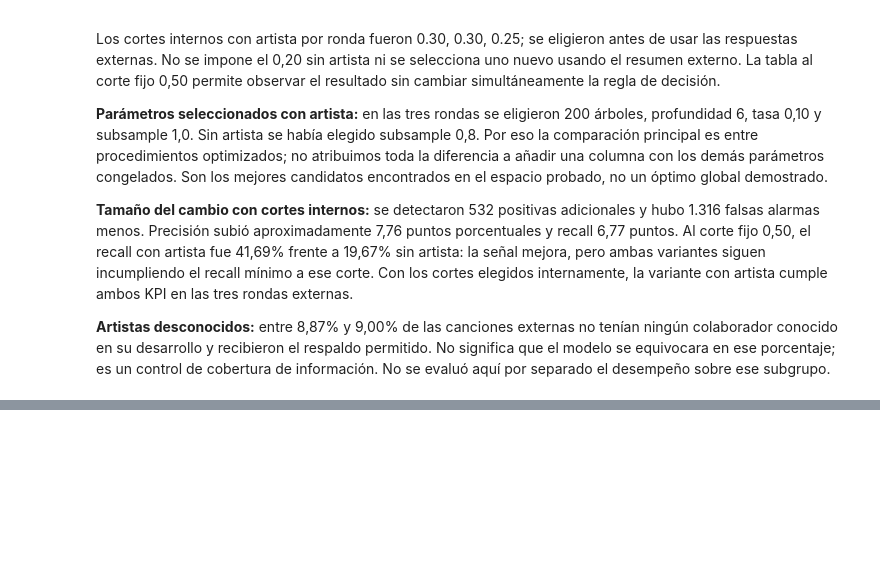
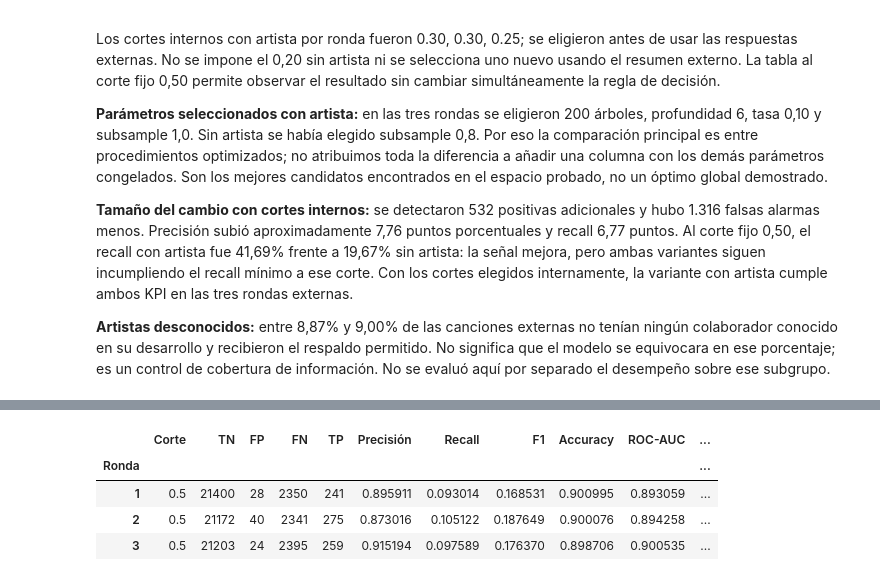
Before and after one commit to sparklyeonn/machine-learning, a Jupyter notebook: Spotify_Unidad_3.ipynb, the cells around one changed output, grey strips where cells are left out. Cells and saved outputs as stored; diff of their text form; code cells hidden in the pictures; blank space fills up the shorter version.

```diff
--- a/Spotify_Unidad_3.ipynb
+++ b/Spotify_Unidad_3.ipynb
@@ -2090,0 +2166,76 @@ Los cortes internos con artista por ronda fueron 0.30, 0.30, 0.25; se eligieron
+# %%
+probabilidades_rf_inicial_artista_u3 = pd.Series(np.nan, index=y_train_u3.index, dtype="float64", name="probabilidad_rf_inicial")
+predicciones_rf_inicial_artista_u3 = pd.Series(pd.NA, index=y_train_u3.index, dtype="Int64", name="prediccion_rf_inicial")
+visitas_rf_inicial_u3 = pd.Series(0, index=y_train_u3.index, dtype="int64")
+filas_rf_inicial_u3 = []
+filas_controles_rf_u3 = []
+
+for ronda, (pos_ajuste, pos_validacion) in enumerate(particiones_externas_u3, start=1):
+    X_ajuste = X_train_con_artista_u3.iloc[pos_ajuste]
+    X_validacion = X_train_con_artista_u3.iloc[pos_validacion]
+    y_ajuste = y_train_u3.iloc[pos_ajuste]
+    y_validacion = y_train_u3.iloc[pos_validacion]
+    if not X_ajuste.index.equals(y_ajuste.index) or not X_validacion.index.equals(y_validacion.index):
+        raise ValueError("Entradas y respuestas no están alineadas.")
+    claves_ajuste = set(claves_train_u3.iloc[pos_ajuste])
+    claves_validacion = set(claves_train_u3.iloc[pos_validacion])
+    if claves_ajuste.intersection(claves_validacion) or len(X_ajuste.index.intersection(X_validacion.index)):
+        raise ValueError("Hay IDs o versiones compartidos entre ajuste y validación.")
+    if len(X_ajuste.index.union(X_validacion.index)) != len(y_train_u3) or len(X_ajuste.index.union(X_validacion.index).intersection(ids_test_u2)):
+        raise ValueError("La cobertura no es entrenamiento completo o incluye test.")
+    if set(y_ajuste.unique()) != {0, 1} or set(y_validacion.unique()) != {0, 1}:
+        raise ValueError("Falta una clase en una partición.")
+    if X_ajuste[variables_numericas_u3].isna().all().any():
+        raise ValueError("Hay una variable numérica completamente ausente en ajuste.")
+    flujo_rf_ronda = clone(flujo_rf_inicial_artista_u3)
+    inicio = perf_counter()
+    flujo_rf_ronda.fit(X_ajuste, y_ajuste)
+    segundos_fit = perf_counter() - inicio
+    codificador_rf = flujo_rf_ronda.named_steps["artista"]
+    preparador_rf = flujo_rf_ronda.named_steps["preparacion"]
+    bosque_rf = flujo_rf_ronda.named_steps["modelo"]
+    if not codificador_rf.ids_ajuste_.equals(X_ajuste.index) or codificador_rf.cobertura_cruzada_ != len(X_ajuste):
+        raise ValueError("El artista no usó exactamente el ajuste con codificación cruzada completa.")
+    if codificador_rf.claves_ajuste_.intersection(claves_validacion):
+        raise ValueError("El mapa de artista contiene claves de validación.")
+    if not np.isclose(codificador_rf.respaldo_, y_ajuste.mean()):
+        raise ValueError("El respaldo no proviene del ajuste permitido.")
+    medianas_audio = preparador_rf.named_transformers_["numericas"].statistics_[:len(variables_numericas_u3)]
+    if not np.allclose(medianas_audio, X_ajuste[variables_numericas_u3].median().to_numpy(dtype=float)):
+        raise ValueError("Las medianas no corresponden al ajuste de esta ronda.")
+    if len(bosque_rf.estimators_) != 100:
+        raise ValueError("La cantidad de árboles no coincide con la configuración.")
+    columna_positiva = int(np.flatnonzero(bosque_rf.classes_ == 1)[0])
+    proba = flujo_rf_ronda.predict_proba(X_validacion)[:, columna_positiva]
+    if not np.isfinite(proba).all() or not ((proba >= 0) & (proba <= 1)).all():
+        raise ValueError("Las puntuaciones no son válidas.")
+    decisiones = (proba >= UMBRAL_RF_INICIAL_U3).astype("int8")
+    probabilidades_rf_inicial_artista_u3.loc[y_validacion.index] = proba
+    predicciones_rf_inicial_artista_u3.loc[y_validacion.index] = decisiones
+    visitas_rf_inicial_u3.loc[y_validacion.index] += 1
+    nombres_consulta = codificador_rf._artistas(X_validacion)
+    sin_conocidos = nombres_consulta.map(lambda nombres: all(nombre not in codificador_rf.mapa_ for nombre in nombres))
+    valores_consulta = codificador_rf.transform(X_validacion)["artista_clase_1"]
+    if sin_conocidos.any() and not np.allclose(valores_consulta.loc[sin_conocidos], codificador_rf.respaldo_):
+        raise ValueError("Un artista desconocido no recibió el respaldo permitido.")
+    filas_rf_inicial_u3.append({"Ronda": ronda, "Corte": UMBRAL_RF_INICIAL_U3,
+        **metricas_binarias_u3(y_validacion, proba, UMBRAL_RF_INICIAL_U3), "Segundos fit": segundos_fit})
+    filas_controles_rf_u3.append({
+        "Ronda": ronda, "IDs ajuste": len(X_ajuste), "IDs validación": len(X_validacion),
+        "IDs codificados con exclusión": codificador_rf.cobertura_cruzada_,
+        "Claves compartidas": 0, "IDs test": 0,
+        "Columnas de los árboles": bosque_rf.n_features_in_, "Árboles": len(bosque_rf.estimators_),
+        "% sin artistas conocidos": sin_conocidos.mean() * 100,
+        "Respaldo permitido": codificador_rf.respaldo_, "Medianas verificadas": True,
+    })
+    print(f"Ronda {ronda} completada: {len(X_ajuste):,} para ajustar; {len(X_validacion):,} para validar; {segundos_fit:.2f}s de fit.", flush=True)
+    del flujo_rf_ronda, codificador_rf, preparador_rf, bosque_rf
+
+if not visitas_rf_inicial_u3.eq(1).all() or probabilidades_rf_inicial_artista_u3.isna().any() or predicciones_rf_inicial_artista_u3.isna().any():
+    raise ValueError("Faltan predicciones OOF o algún ID se evaluó más de una vez.")
+resultados_rondas_rf_inicial_u3 = pd.DataFrame(filas_rf_inicial_u3).set_index("Ronda")
+controles_rf_inicial_u3 = pd.DataFrame(filas_controles_rf_u3).set_index("Ronda")
+display(controles_rf_inicial_u3.round(4))
+display(resultados_rondas_rf_inicial_u3.round(6))
+print(f"Cobertura OOF: {visitas_rf_inicial_u3.eq(1).sum():,} IDs evaluados exactamente una vez.")
+# %% [output]
@@ -2090,0 +2250,5 @@ Los cortes internos con artista por ronda fueron 0.30, 0.30, 0.25; se eligieron
+|  | Corte | TN | FP | FN | TP | Precisión | Recall | F1 | Accuracy | ROC-AUC | ... |
+| Ronda |  |  |  |  |  |  |  |  |  |  | ... |
+| 1 | 0.5 | 21400 | 28 | 2350 | 241 | 0.895911 | 0.093014 | 0.168531 | 0.900995 | 0.893059 | ... |
+| 2 | 0.5 | 21172 | 40 | 2341 | 275 | 0.873016 | 0.105122 | 0.187649 | 0.900076 | 0.894258 | ... |
+| 3 | 0.5 | 21203 | 24 | 2395 | 259 | 0.915194 | 0.097589 | 0.176370 | 0.898706 | 0.900535 | ... |
```
Also changed, not shown: parts of 30 cells of this notebook.
